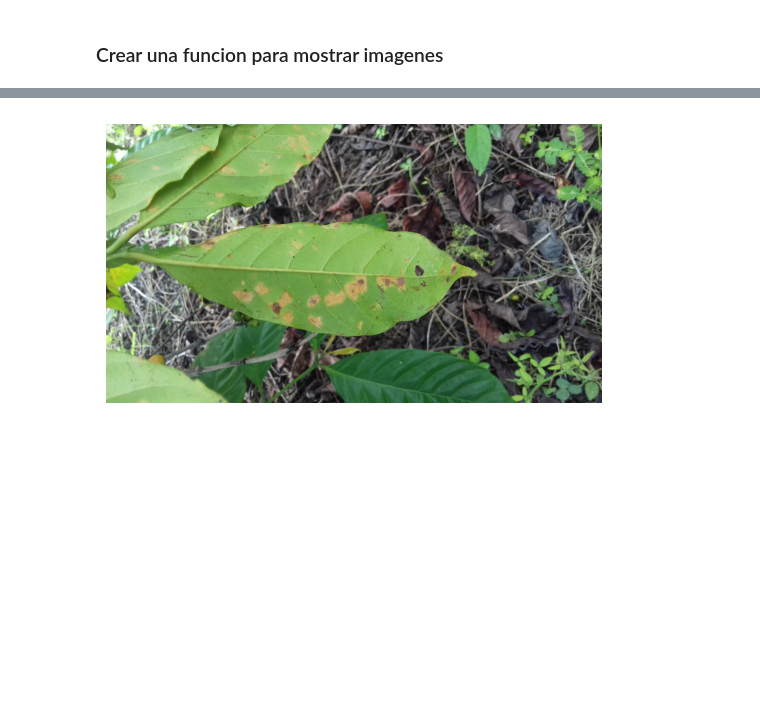
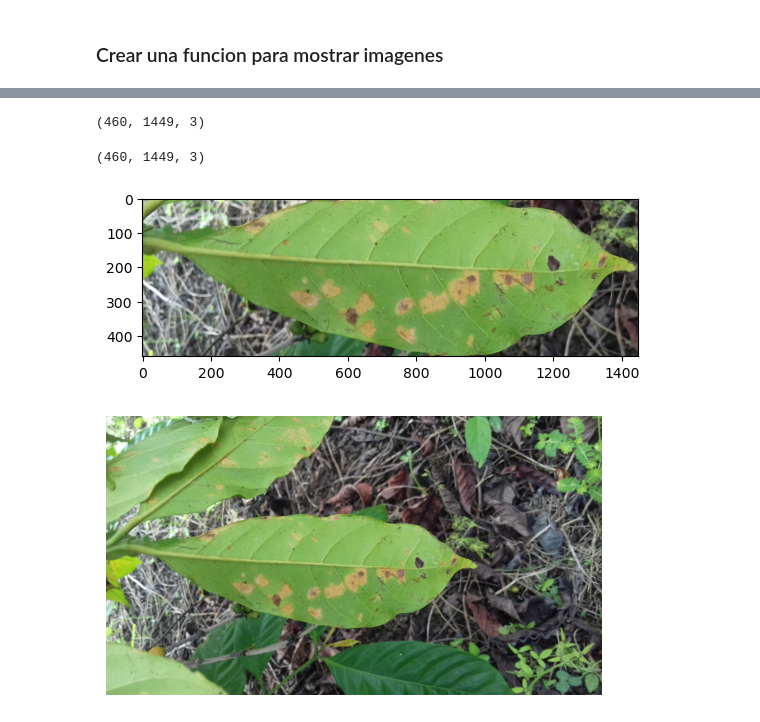
Before and after one commit to LindermanDgz/coffee-leaves-classification, a Jupyter notebook: coffee-leaves-classification.ipynb, the cells around one changed output, grey strips where cells are left out. Saved outputs shown, nothing was run; the diff lists cells and outputs as text; code cells hidden in the pictures; blank space fills up the shorter version.

```diff
--- a/coffee-leaves-classification.ipynb
+++ b/coffee-leaves-classification.ipynb
@@ -85,0 +116,4 @@ def show_image(image_data):
+# %%
+cropped_image.shape
+# %% [output]
+(460, 1449, 3)
@@ -85,0 +127,4 @@ def show_image(image_data):
+# %%
+mask.shape
+# %% [output]
+(460, 1449, 3)
@@ -86 +137,6 @@ def show_image(image_data):
+# %%
+plt.imshow(cropped_image)
+plt.show()
+# %% [output]
+[figure, added]
 # %%
```
Also changed, not shown: parts of 19 cells of this notebook.
